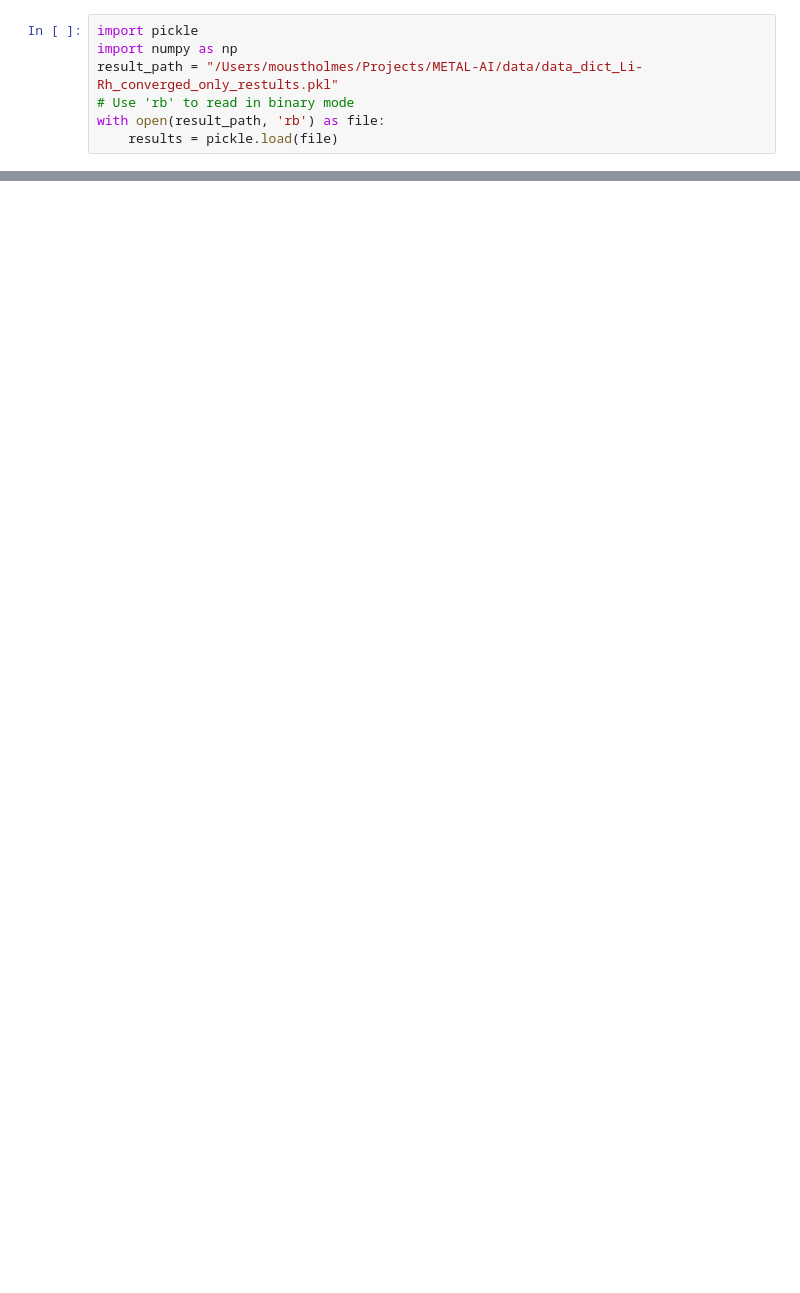
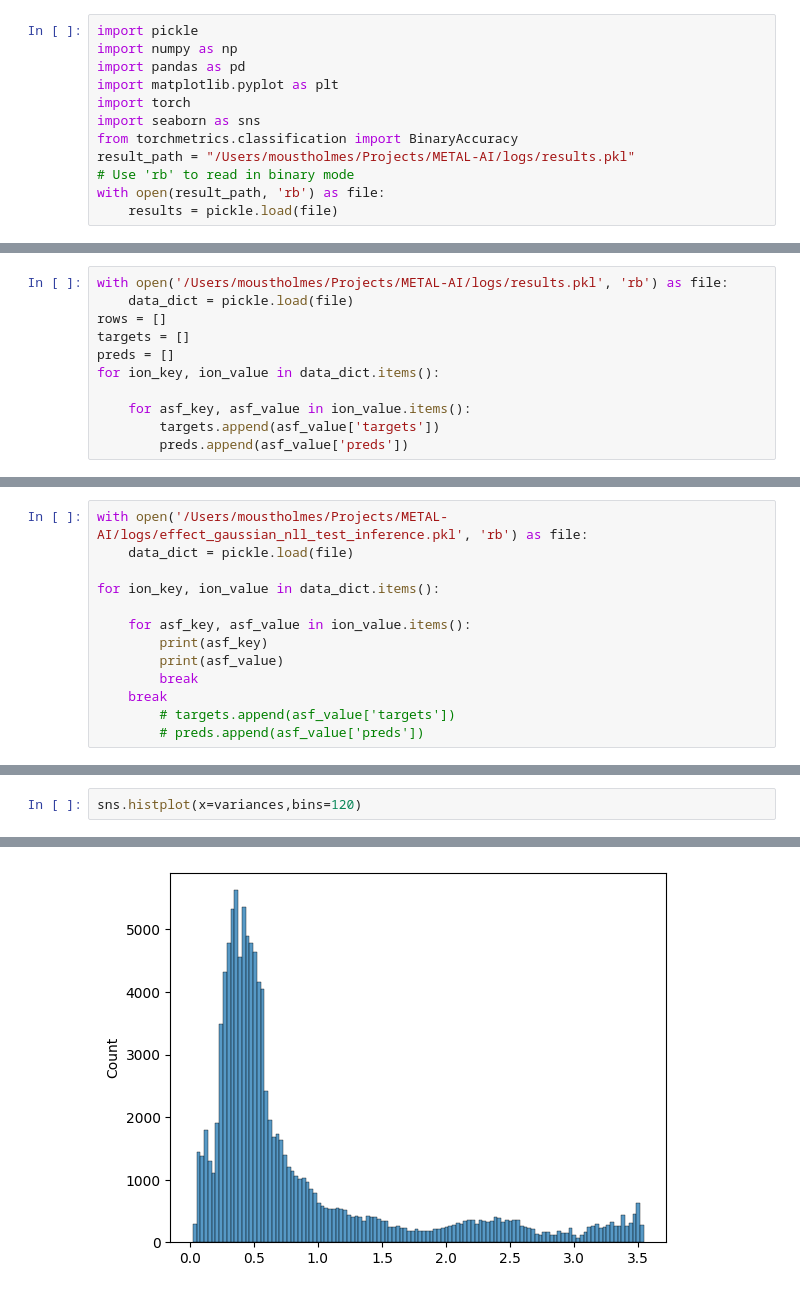
Before and after one commit to MoustHolmes/METAL-AI, a Jupyter notebook: notebooks/results.ipynb, the cells around one changed output, grey strips where cells are left out. Cells and saved outputs as stored; diff of their text form; blank space fills up the shorter version.

```diff
--- a/notebooks/results.ipynb
+++ b/notebooks/results.ipynb
@@ -1,7 +1,12 @@
 # %%
 import pickle
 import numpy as np
-result_path = "/Users/moustholmes/Projects/METAL-AI/data/data_dict_Li-Rh_converged_only_restults.pkl"
+import pandas as pd
+import matplotlib.pyplot as plt
+import torch
+import seaborn as sns
+from torchmetrics.classification import BinaryAccuracy
+result_path = "/Users/moustholmes/Projects/METAL-AI/logs/results.pkl"
 # Use 'rb' to read in binary mode
 with open(result_path, 'rb') as file:
     results = pickle.load(file)
@@ -7,0 +97,11 @@ with open(result_path, 'rb') as file:
+# %%
+with open('/Users/moustholmes/Projects/METAL-AI/logs/results.pkl', 'rb') as file:
+    data_dict = pickle.load(file)
+rows = []
+targets = []
+preds = []
+for ion_key, ion_value in data_dict.items():
+
+    for asf_key, asf_value in ion_value.items():
+        targets.append(asf_value['targets'])
+        preds.append(asf_value['preds'])
@@ -7,0 +214,13 @@ with open(result_path, 'rb') as file:
+# %%
+with open('/Users/moustholmes/Projects/METAL-AI/logs/effect_gaussian_nll_test_inference.pkl', 'rb') as file:
+    data_dict = pickle.load(file)
+
+for ion_key, ion_value in data_dict.items():
+
+    for asf_key, asf_value in ion_value.items():
+        print(asf_key)
+        print(asf_value)
+        break
+    break
+        # targets.append(asf_value['targets'])
+        # preds.append(asf_value['preds'])
@@ -7,0 +529,3 @@ with open(result_path, 'rb') as file:
+# %%
+sns.histplot(x=variances,bins=120)
+# %% [output]
@@ -7,0 +533 @@ with open(result_path, 'rb') as file:
+[figure, added]
```
Also changed, not shown: parts of 34 cells of this notebook, 48 other files.
